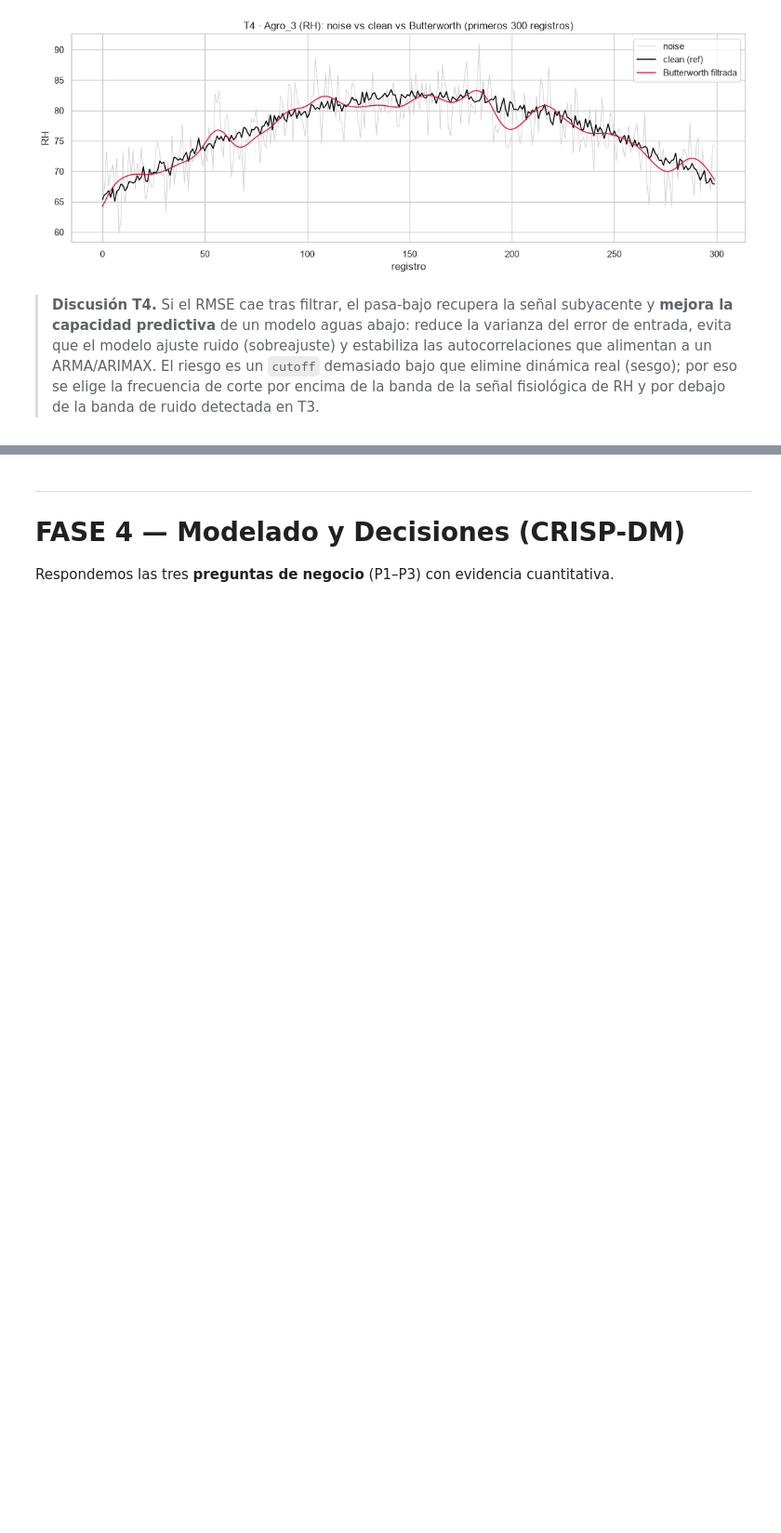
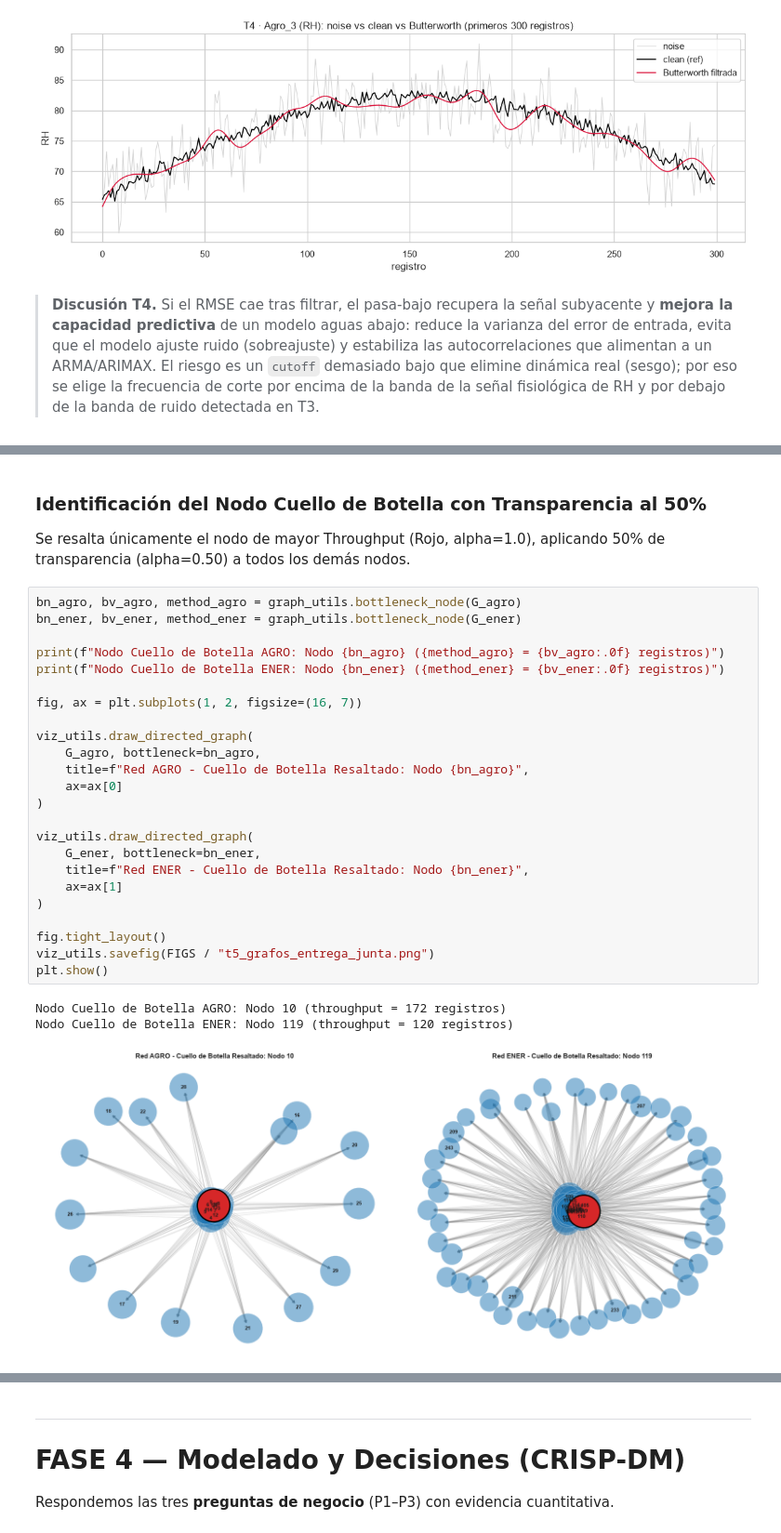
Before and after one commit to santiagovelcasallas/Challenge03_techlogistics-GomezVelez, a Jupyter notebook: notebooks/challenge03_analitica_multidimensional.ipynb, the cells around one changed output, grey strips where cells are left out. Shown at 93% size. Saved outputs shown, nothing was run; the diff lists cells and outputs as text; blank space fills up the shorter version.

```diff
--- a/notebooks/challenge03_analitica_multidimensional.ipynb
+++ b/notebooks/challenge03_analitica_multidimensional.ipynb
@@ -561,0 +554,32 @@ fig.tight_layout(); viz_utils.savefig(FIGS / "t5_grafos_betweenness.png"); plt.s
+# %% [markdown]
+### Identificación del Nodo Cuello de Botella con Transparencia al 50%
+Se resalta únicamente el nodo de mayor Throughput (Rojo, alpha=1.0),
+aplicando 50% de transparencia (alpha=0.50) a todos los demás nodos.
+# %%
+bn_agro, bv_agro, method_agro = graph_utils.bottleneck_node(G_agro)
+bn_ener, bv_ener, method_ener = graph_utils.bottleneck_node(G_ener)
+
+print(f"Nodo Cuello de Botella AGRO: Nodo {bn_agro} ({method_agro} = {bv_agro:.0f} registros)")
+print(f"Nodo Cuello de Botella ENER: Nodo {bn_ener} ({method_ener} = {bv_ener:.0f} registros)")
+
+fig, ax = plt.subplots(1, 2, figsize=(16, 7))
+
+viz_utils.draw_directed_graph(
+    G_agro, bottleneck=bn_agro,
+    title=f"Red AGRO - Cuello de Botella Resaltado: Nodo {bn_agro}",
+    ax=ax[0]
+)
+
+viz_utils.draw_directed_graph(
+    G_ener, bottleneck=bn_ener,
+    title=f"Red ENER - Cuello de Botella Resaltado: Nodo {bn_ener}",
+    ax=ax[1]
+)
+
+fig.tight_layout()
+viz_utils.savefig(FIGS / "t5_grafos_entrega_junta.png")
+plt.show()
+# %% [output]
+Nodo Cuello de Botella AGRO: Nodo 10 (throughput = 172 registros)
+Nodo Cuello de Botella ENER: Nodo 119 (throughput = 120 registros)
+[figure, added]
```
Also changed, not shown: parts of 14 cells of this notebook, 3 other files.
